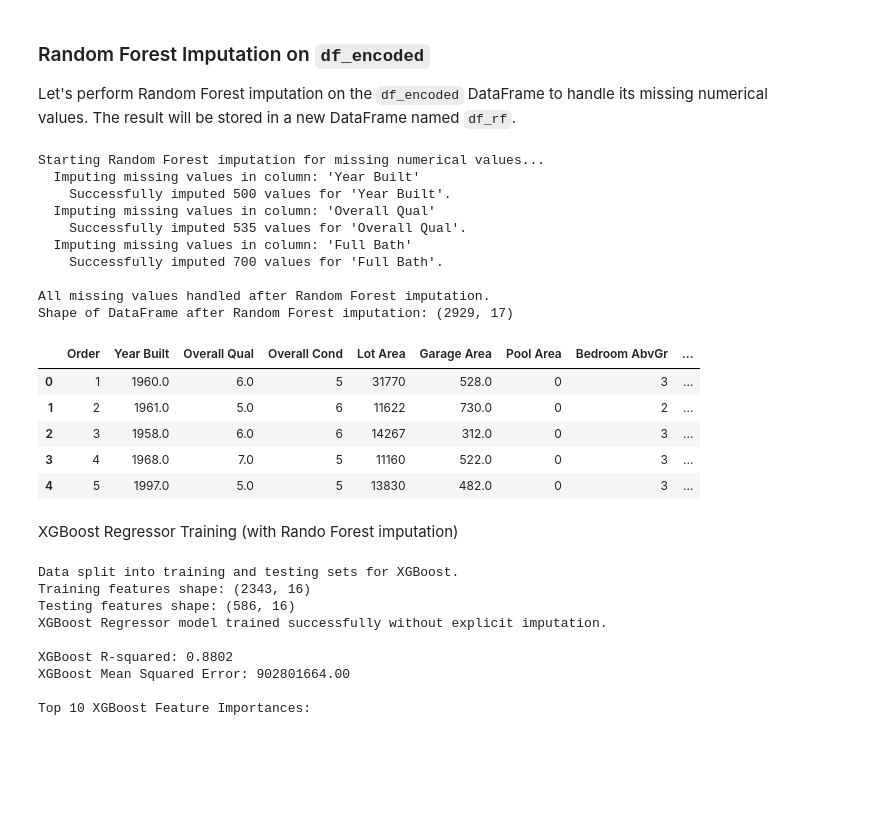
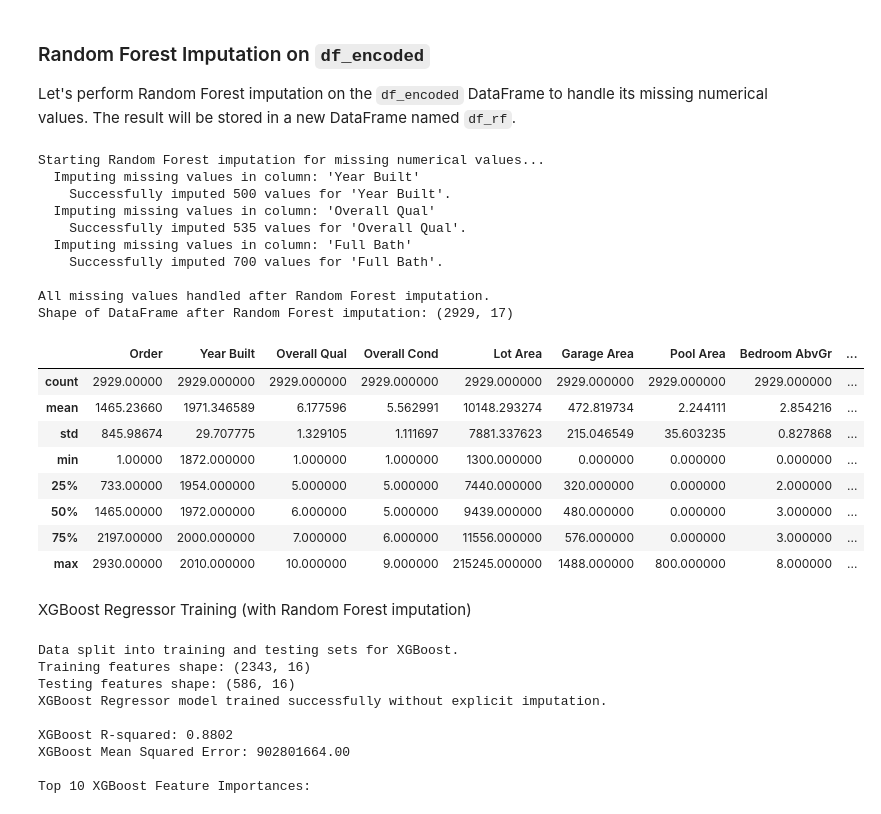
Before and after one commit to matteogolfarelli/DataCentricAI, a Jupyter notebook: Data Preparation/Forecast_SalesPRice_with_missing_data_.ipynb, the cells around one changed output. Saved outputs shown, nothing was run; the diff lists cells and outputs as text; code cells hidden in the pictures; blank space fills up the shorter version.

```diff
--- a/Data Preparation/Forecast_SalesPRice_with_missing_data_.ipynb
+++ b/Data Preparation/Forecast_SalesPRice_with_missing_data_.ipynb
@@ -343,7 +343,6 @@ if 'df_encoded' in locals() and df_encoded is not None:
         display(df_mean.isnull().sum()[df_mean.isnull().sum() > 0])
 
     print("\nShape of df_mean after mean imputation:", df_mean.shape)
-    display(df_mean.head())
     display(df_mean.describe())
 else:
     print("DataFrame 'df_encoded' is not available for mean imputation.")
@@ -498,41 +491,44 @@ if 'df_encoded' in locals() and df_encoded is not None:
                 predicted_values = rf_imputer.predict(X_impute_predict)
                 df_rf.loc[df_missing_subset.index, col] = predicted_values
                 print(f"    Successfully imputed {len(predicted_values)} values for '{col}'.")
             else:
                 print(f"    No rows left to predict for '{col}' after handling missing features.")
         else:
             print(f"    No missing values in '{col}' to impute.")
 
     # Verify no more missing values
     if df_rf.isnull().sum().sum() == 0:
         print("\nAll missing values handled after Random Forest imputation.")
     else:
         print("\nWarning: Some missing values still exist after processing. Details:")
         display(df_rf.isnull().sum()[df_rf.isnull().sum() > 0])
 
     print("Shape of DataFrame after Random Forest imputation:", df_rf.shape)
-    display(df_rf.head())
+    display(df_rf.describe())
 else:
     print("DataFrame 'df_encoded' is not available for Random Forest imputation.")
 # %% [output]
 Starting Random Forest imputation for missing numerical values...
   Imputing missing values in column: 'Year Built'
     Successfully imputed 500 values for 'Year Built'.
   Imputing missing values in column: 'Overall Qual'
     Successfully imputed 535 values for 'Overall Qual'.
   Imputing missing values in column: 'Full Bath'
     Successfully imputed 700 values for 'Full Bath'.
 
 All missing values handled after Random Forest imputation.
 Shape of DataFrame after Random Forest imputation: (2929, 17)
 |  | Order | Year Built | Overall Qual | Overall Cond | Lot Area | Garage Area | Pool Area | Bedroom AbvGr | ... |
-| 0 | 1 | 1960.0 | 6.0 | 5 | 31770 | 528.0 | 0 | 3 | ... |
-| 1 | 2 | 1961.0 | 5.0 | 6 | 11622 | 730.0 | 0 | 2 | ... |
-| 2 | 3 | 1958.0 | 6.0 | 6 | 14267 | 312.0 | 0 | 3 | ... |
-| 3 | 4 | 1968.0 | 7.0 | 5 | 11160 | 522.0 | 0 | 3 | ... |
-| 4 | 5 | 1997.0 | 5.0 | 5 | 13830 | 482.0 | 0 | 3 | ... |
+| count | 2929.00000 | 2929.000000 | 2929.000000 | 2929.000000 | 2929.000000 | 2929.000000 | 2929.000000 | 2929.000000 | ... |
+| mean | 1465.23660 | 1971.346589 | 6.177596 | 5.562991 | 10148.293274 | 472.819734 | 2.244111 | 2.854216 | ... |
+| std | 845.98674 | 29.707775 | 1.329105 | 1.111697 | 7881.337623 | 215.046549 | 35.603235 | 0.827868 | ... |
+| min | 1.00000 | 1872.000000 | 1.000000 | 1.000000 | 1300.000000 | 0.000000 | 0.000000 | 0.000000 | ... |
+| 25% | 733.00000 | 1954.000000 | 5.000000 | 5.000000 | 7440.000000 | 320.000000 | 0.000000 | 2.000000 | ... |
+| 50% | 1465.00000 | 1972.000000 | 6.000000 | 5.000000 | 9439.000000 | 480.000000 | 0.000000 | 3.000000 | ... |
+| 75% | 2197.00000 | 2000.000000 | 7.000000 | 6.000000 | 11556.000000 | 576.000000 | 0.000000 | 3.000000 | ... |
+| max | 2930.00000 | 2010.000000 | 10.000000 | 9.000000 | 215245.000000 | 1488.000000 | 800.000000 | 8.000000 | ... |
 # %% [markdown]
-XGBoost Regressor Training (with Rando Forest imputation)
+XGBoost Regressor Training (with Random Forest imputation)
 # %%
 import xgboost as xgb
 from sklearn.model_selection import train_test_split
```
Also changed, not shown: parts of 2 cells of this notebook.
